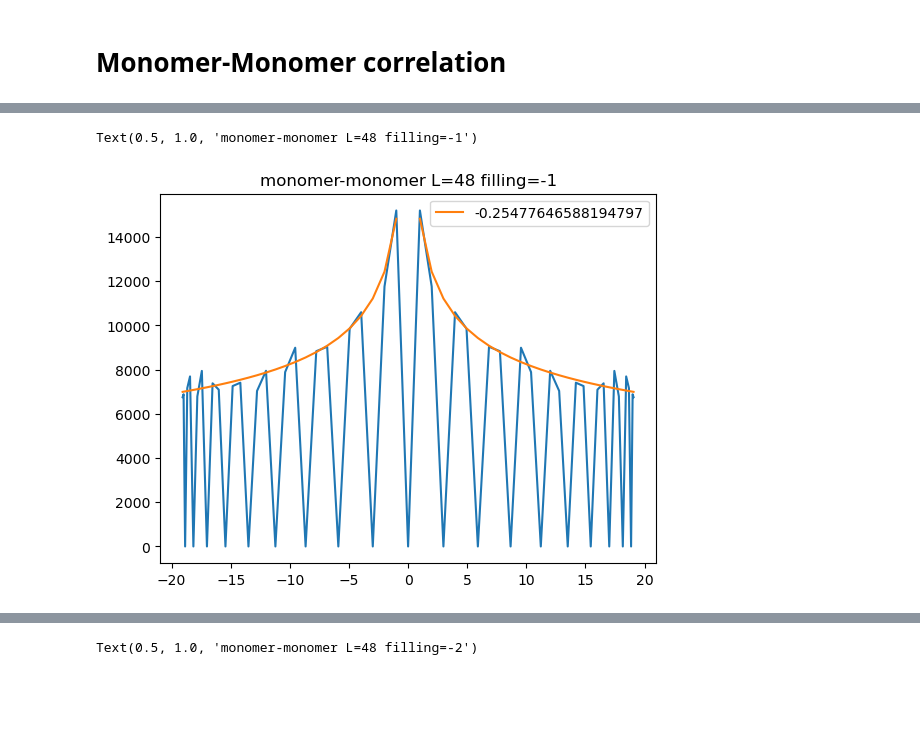
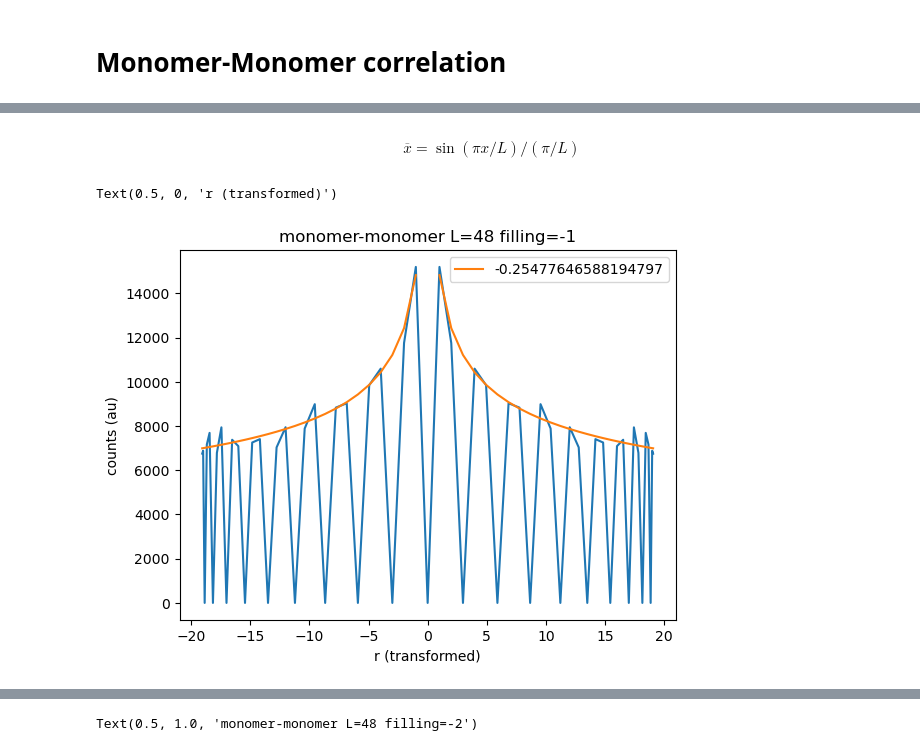
Before and after one commit to KimGroup/trimer-tbg, a Jupyter notebook: mc/pocket.ipynb, the cells around one changed output, grey strips where cells are left out. Drawn from its saved outputs; the diff is of its cells as text; code cells hidden in the pictures; blank space fills up the shorter version.

```diff
--- a/mc/pocket.ipynb
+++ b/mc/pocket.ipynb
@@ -268,19 +325,0 @@ x3 = read_trimers_cut("data/108x108-3-5000000-trimers-cut.dat", 108, skip=250000
-# %%
-x = x3/5e6
-xs = (np.arange(x.shape[0]))
-import scipy
-plt.plot(x)
-def fit(x, A, B, C):
-    return B * np.power(x, A) + C
-P, _ = scipy.optimize.curve_fit(fit, xs[3::3], x[3::3], p0=[-2, 1, 0.1])
-plt.plot(np.linspace(1, x.shape[0], 100), fit(np.linspace(1, x.shape[0], 100), *P), label="exp " + str(P[0]))
-
-P, _ = scipy.optimize.curve_fit(fit, xs[2::3], x[2::3], p0=[-2, 1, 0.1])
-plt.plot(np.linspace(1, x.shape[0], 100), fit(np.linspace(1, x.shape[0], 100), *P), label="exp " + str(P[0]))
-P, _ = scipy.optimize.curve_fit(fit, xs[1::3], x[1::3], p0=[-2, 1, 0.1])
-plt.plot(np.linspace(1, x.shape[0], 100), fit(np.linspace(1, x.shape[0], 100), *P), label="exp " + str(P[0]))
-plt.legend()
-
-plt.legend()
-plt.title("trimer correlation L=108 filling=-1 skip=2.5M")
-plt.xlabel("r")
@@ -359,3 +465,8 @@ plt.title("equilib trimer-trimer L=60 n=-2")
 # %% [output]
 Text(0.5, 1.0, 'equilib trimer-trimer L=60 n=-2')
 [figure]
+# %%
+ds = []
+for i in range(6, 60, 6):
+    ds.append(read_trimers_r(f"data/{i}x{i}-3-2000000-trimers-cut2.dat", i, i//2-1, skip=0, stride=1))
+    print(i)
@@ -361,0 +483,6 @@ Text(0.5, 1.0, 'equilib trimer-trimer L=60 n=-2')
+# %%
+for i, d in zip(range(6, 60, 6), ds):
+    autocorr(d[:], "l="+str(i))
+plt.legend()
+plt.xscale("log")
+plt.yscale("log")
@@ -361,0 +491,7 @@ Text(0.5, 1.0, 'equilib trimer-trimer L=60 n=-2')
+# %%
+for i, d in zip(range(6, 60, 6), ds):
+    rng = np.arange(100000//3000) * 3000
+    plt.plot(rng, bin(d[:100000], 3000)-d[-200000:].mean(), label=str(i))
+plt.legend()
+plt.xlabel("sweep number")
+plt.ylabel("corr L/2")
@@ -414,27 +548,31 @@ plt.plot(xs, vals)
+# %% [markdown]
+$$\overline{x}=\sin(\pi x/L)/(\pi/L)$$
 # %%
 i = 60
 L = i
 d = read_monomers_cut(f"data/{i}x{i}-3-3000000-monomers.dat", i)
 dn = np.zeros((max(d.keys())-min(d.keys()) + 1,))
 dk = np.arange(min(d.keys()), max(d.keys()) + 1)
 for key, value in sorted(d.items()):
     dn[key-min(d.keys())] = value
 
 dn[len(dn)//2] = 0
 dk = np.sin(np.pi/L * dk) / (np.pi/L)
 
 import scipy
 def fit(x, A, B):
     return B * np.power(np.abs(x), A)
 
 crit = np.logical_and(dn>0, dk>0)
 P, _ = scipy.optimize.curve_fit(fit, dk[crit], dn[crit], p0=[-0.25, 10])
 
 plt.plot(dk, dn)
 plt.plot(dk, fit(dk, *P), label=str(P[0]))
 
 plt.legend()
 plt.title("monomer-monomer L=48 filling=-1")
+plt.ylabel("counts (au)")
+plt.xlabel("r (transformed)")
 # %% [output]
-Text(0.5, 1.0, 'monomer-monomer L=48 filling=-1')
+Text(0.5, 0, 'r (transformed)')
-[figure, old version]
+[figure, new version]
```
Also changed, not shown: parts of 31 cells of this notebook, 2 other files.
